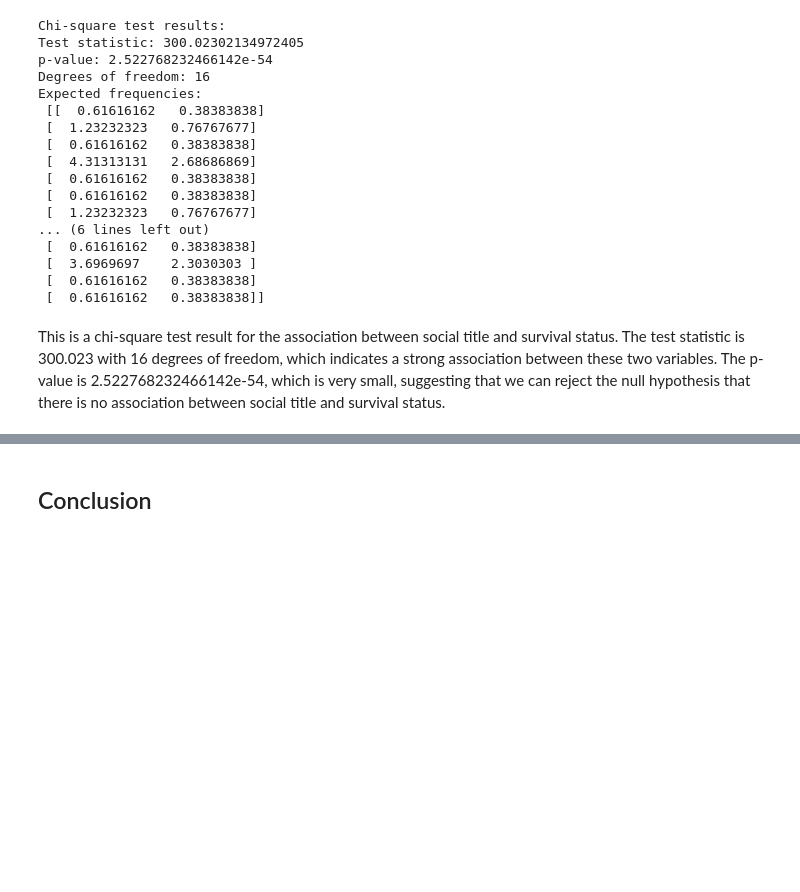
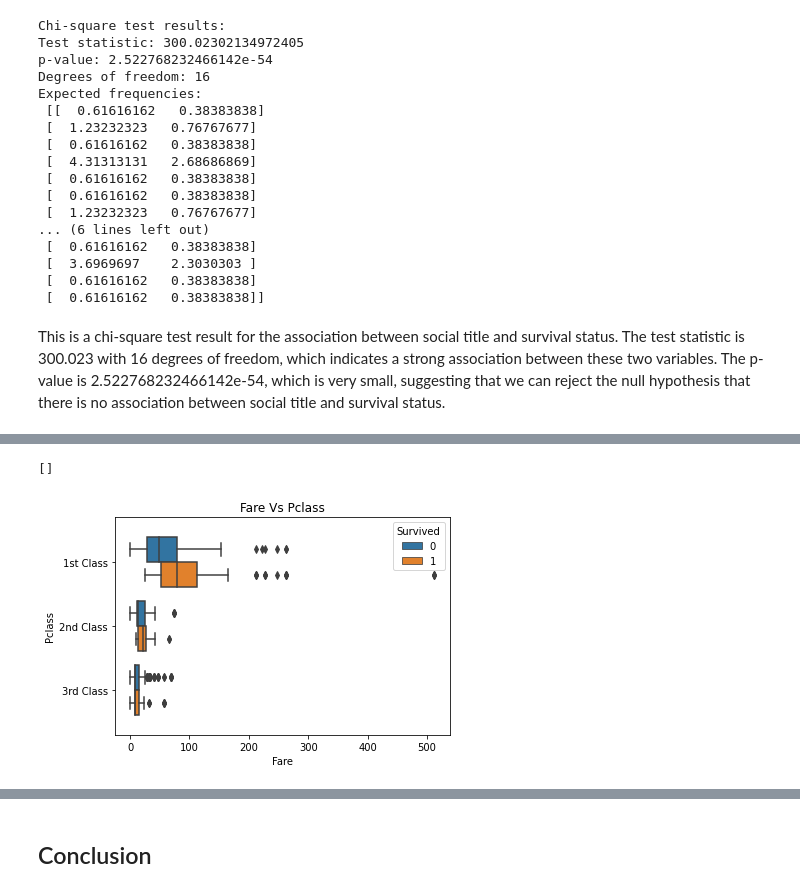
Before and after one commit to PabloJRW/titanic-classifier, a Jupyter notebook: notebooks/00_EDA.ipynb, the cells around one changed output, grey strips where cells are left out. Cells and saved outputs as stored; diff of their text form; code cells hidden in the pictures; blank space fills up the shorter version.

```diff
--- a/notebooks/00_EDA.ipynb
+++ b/notebooks/00_EDA.ipynb
@@ -585,0 +606,8 @@ plt.plot()
+# %%
+sns.boxplot(y='Pclass', x='Fare', hue='Survived', orient='h', data=filtered_data)
+plt.title('Fare Vs Pclass')
+plt.yticks(ticks=[0,1,2], labels=['1st Class','2nd Class','3rd Class'])
+plt.plot()
+# %% [output]
+[]
+[figure, added]
```
Also changed, not shown: parts of 13 cells of this notebook.
